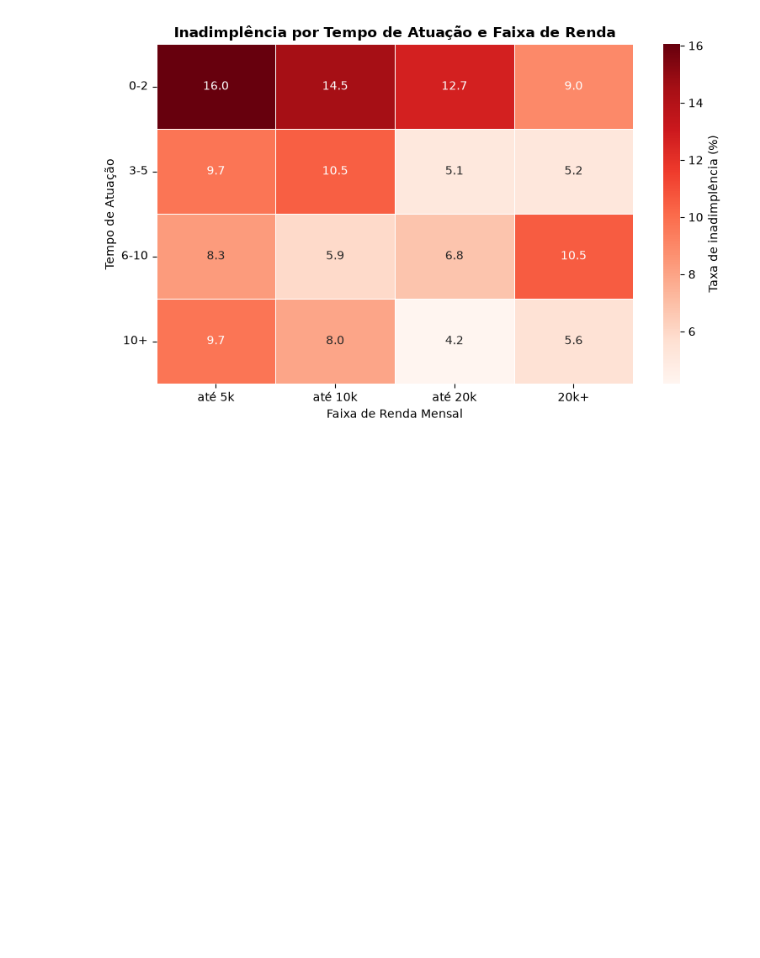
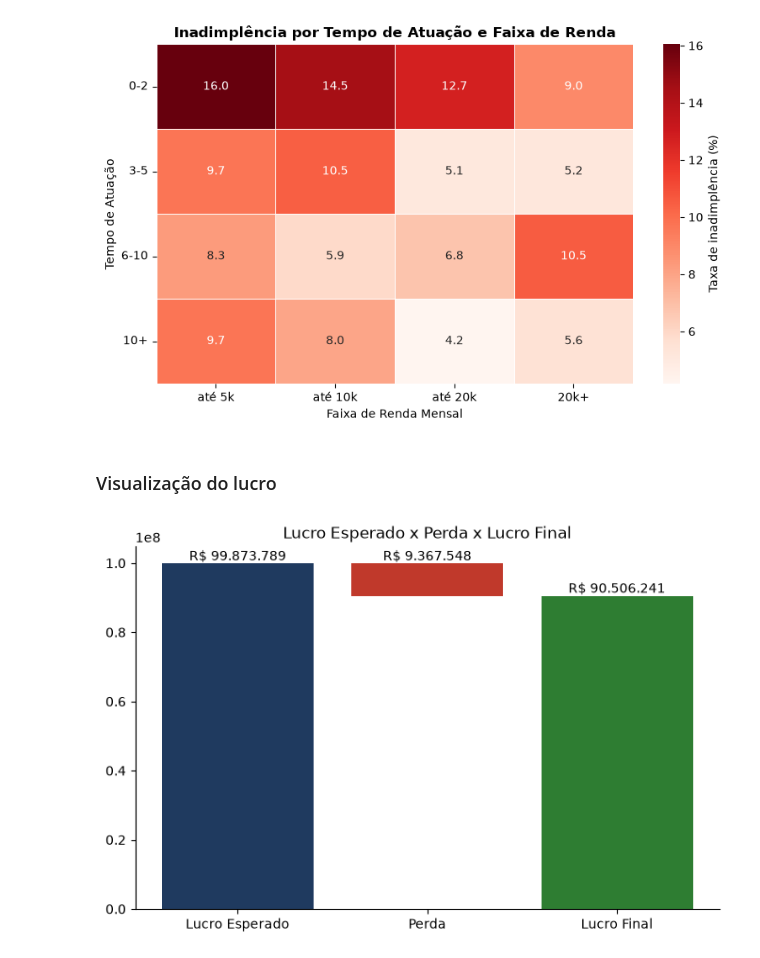
Before and after one commit to 77lipe/Credito-Profissional-Saude, a Jupyter notebook: anls_descritiva.ipynb, the cells around one changed output. Saved outputs shown, nothing was run; the diff lists cells and outputs as text; code cells hidden in the pictures; blank space fills up the shorter version.

Commit message:
feat: adicionando análise de lucro e perda

```diff
--- a/anls_descritiva.ipynb
+++ b/anls_descritiva.ipynb
@@ -758,3 +765,24 @@ plt.tight_layout()
 plt.show()
 # %% [output]
 [figure]
+# %% [markdown]
+### Visualização do lucro
+# %%
+import matplotlib.pyplot as plt
+
+valores = [lucro_esperado, perda, lucro_final]
+topos = [lucro_esperado, lucro_esperado, lucro_final]
+
+fig, ax = plt.subplots(figsize=(8, 5))
+ax.bar("Lucro Esperado", lucro_esperado, color="#1F3A5F")
+ax.bar("Perda", perda, bottom=lucro_esperado - perda, color="#C0392B")
+ax.bar("Lucro Final", lucro_final, color="#2E7D32")
+
+for i, (v, t) in enumerate(zip(valores, topos)):
+    ax.text(i, t, f"R$ {v:,.0f}".replace(",", "."), ha="center", va="bottom")
+
+ax.set_title("Lucro Esperado x Perda x Lucro Final")
+ax.spines[["top", "right"]].set_visible(False)
+plt.show()
+# %% [output]
+[figure, added]
```
Also changed, not shown: parts of 2 cells of this notebook, 12 other files.
